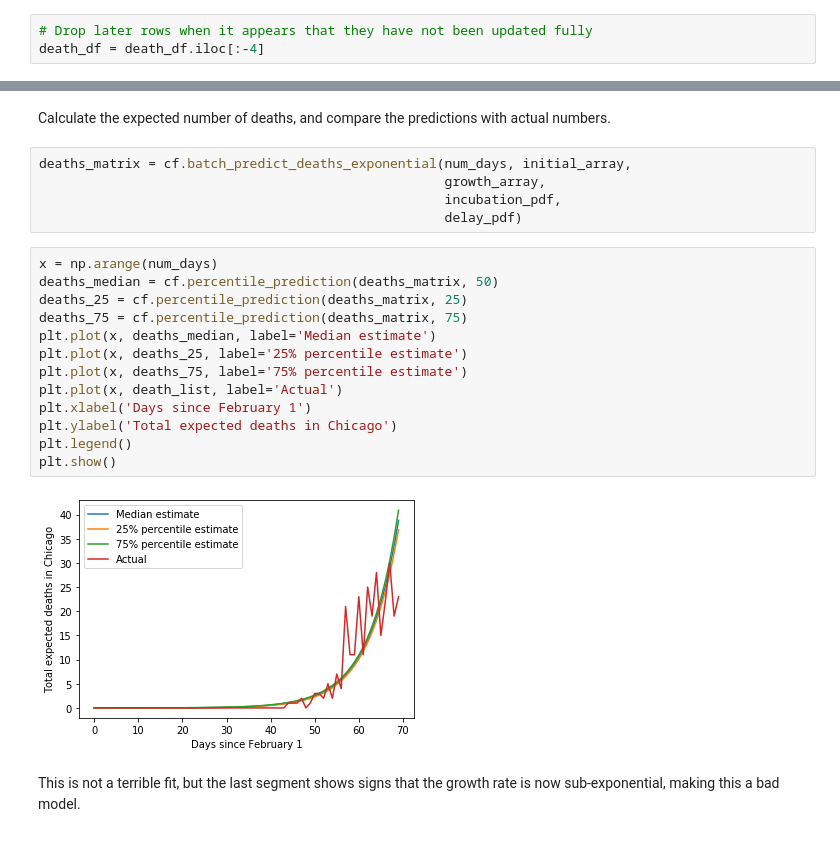
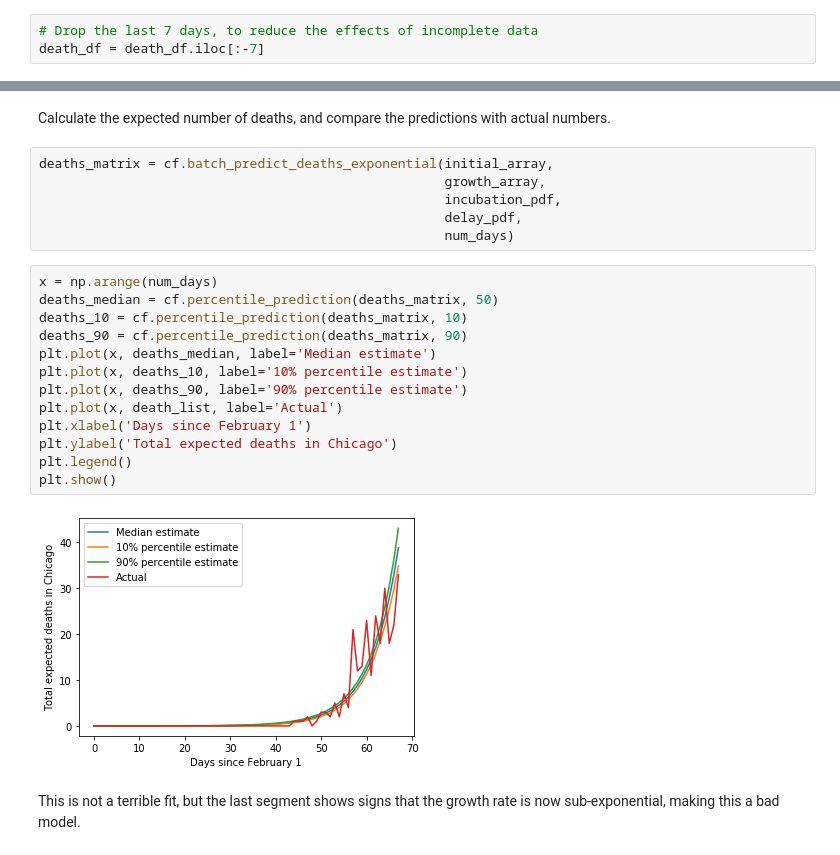
Before and after one commit to Inoueian/covid_19, a Jupyter notebook: notebooks/exponential_model.ipynb, the cells around one changed output, grey strips where cells are left out. Saved outputs shown, nothing was run; the diff lists cells and outputs as text.

```diff
--- a/notebooks/exponential_model.ipynb
+++ b/notebooks/exponential_model.ipynb
@@ -44,6 +44,6 @@ death_df.iloc[-10:]
-# %%
-# Drop later rows when it appears that they have not been updated fully
-death_df = death_df.iloc[:-4]
+# %%
+# Drop the last 7 days, to reduce the effects of incomplete data
+death_df = death_df.iloc[:-7]
 # %%
 num_days = len(death_df)
 # %%
@@ -193,24 +192,25 @@ This is an unrealistic model, because it assumes that the growth keeps going for
 # %% [markdown]
 Calculate the expected number of deaths, and compare the predictions with actual numbers.
 # %%
-deaths_matrix = cf.batch_predict_deaths_exponential(num_days, initial_array,
+deaths_matrix = cf.batch_predict_deaths_exponential(initial_array,
                                                     growth_array,
                                                     incubation_pdf,
-                                                    delay_pdf)
+                                                    delay_pdf,
+                                                    num_days)
 # %%
 x = np.arange(num_days)
 deaths_median = cf.percentile_prediction(deaths_matrix, 50)
-deaths_25 = cf.percentile_prediction(deaths_matrix, 25)
-deaths_75 = cf.percentile_prediction(deaths_matrix, 75)
+deaths_10 = cf.percentile_prediction(deaths_matrix, 10)
+deaths_90 = cf.percentile_prediction(deaths_matrix, 90)
 plt.plot(x, deaths_median, label='Median estimate')
-plt.plot(x, deaths_25, label='25% percentile estimate')
-plt.plot(x, deaths_75, label='75% percentile estimate')
+plt.plot(x, deaths_10, label='10% percentile estimate')
+plt.plot(x, deaths_90, label='90% percentile estimate')
 plt.plot(x, death_list, label='Actual')
 plt.xlabel('Days since February 1')
 plt.ylabel('Total expected deaths in Chicago')
 plt.legend()
 plt.show()
 # %% [output]
-[figure, old version]
+[figure, new version]
 # %% [markdown]
 This is not a terrible fit, but the last segment shows signs that the growth rate is now sub-exponential, making this a bad model.
```
Also changed, not shown: parts of 6 cells of this notebook, 1 other file.
